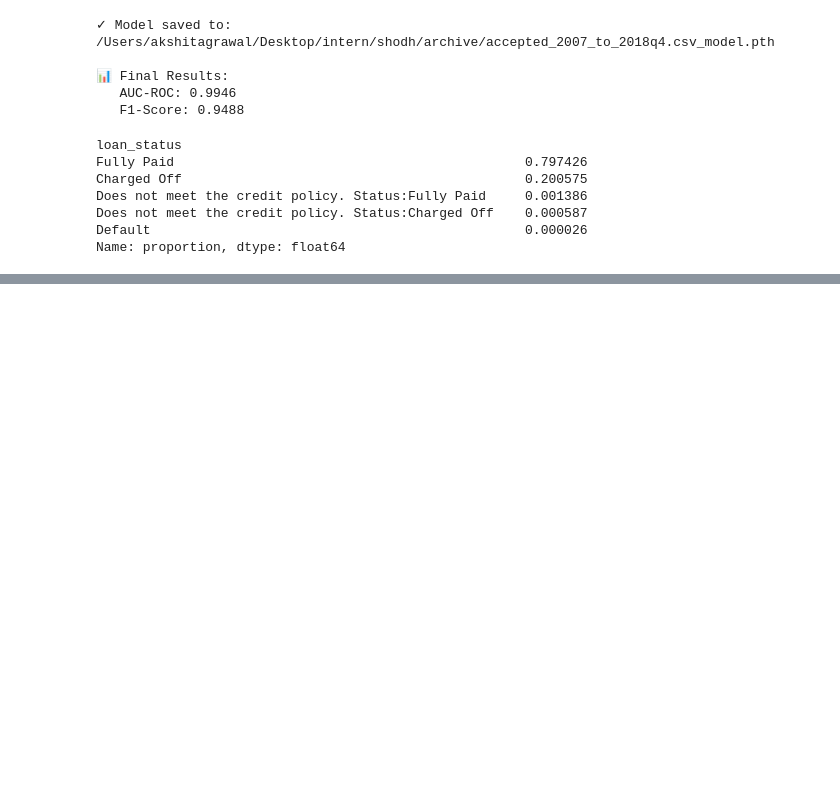
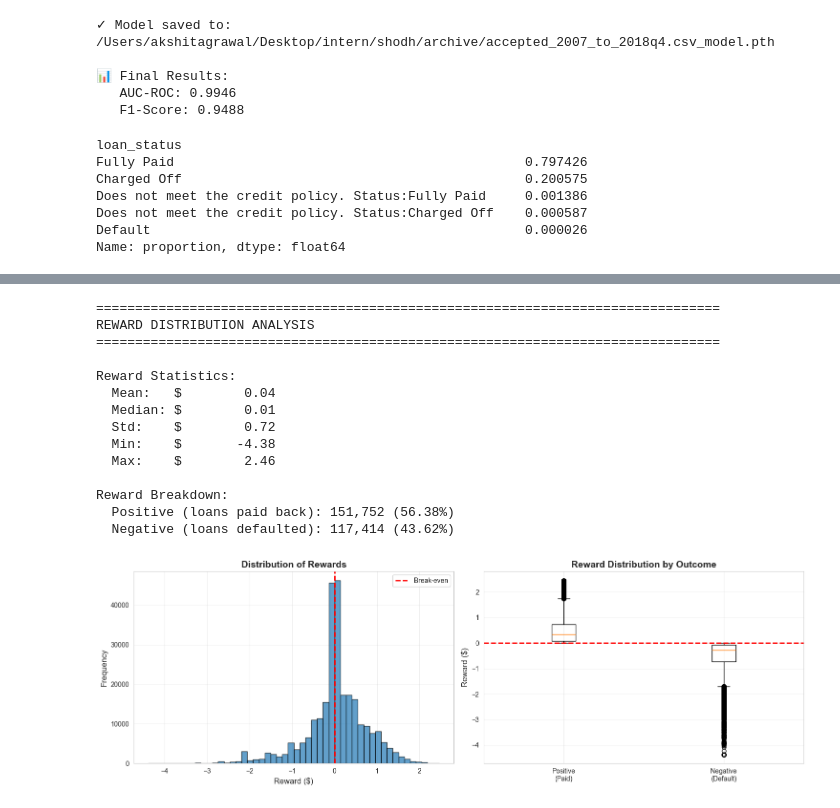
Before and after one commit to Akshit-999/Shodh_AI_Assignment, a Jupyter notebook: notebook.ipynb, the cells around one changed output, grey strips where cells are left out. Drawn from its saved outputs; the diff is of its cells as text; code cells hidden in the pictures; blank space fills up the shorter version.

```diff
--- a/notebook.ipynb
+++ b/notebook.ipynb
@@ -2013,0 +2185,62 @@ Name: proportion, dtype: float64
+# %%
+# %%
+print("="*80)
+print("REWARD DISTRIBUTION ANALYSIS")
+print("="*80)
+
+rewards = [exp['reward'] for exp in rl_data]
+rewards_array = np.array(rewards)
+
+print(f"\nReward Statistics:")
+print(f"  Mean:   ${rewards_array.mean():>12,.2f}")
+print(f"  Median: ${np.median(rewards_array):>12,.2f}")
+print(f"  Std:    ${rewards_array.std():>12,.2f}")
+print(f"  Min:    ${rewards_array.min():>12,.2f}")
+print(f"  Max:    ${rewards_array.max():>12,.2f}")
+
+# Count positive vs negative rewards
+positive_rewards = np.sum(rewards_array > 0)
+negative_rewards = np.sum(rewards_array < 0)
+
+print(f"\nReward Breakdown:")
+print(f"  Positive (loans paid back): {positive_rewards:>6,} ({positive_rewards/len(rewards)*100:.2f}%)")
+print(f"  Negative (loans defaulted): {negative_rewards:>6,} ({negative_rewards/len(rewards)*100:.2f}%)")
+
+# Visualize reward distribution
+fig, axes = plt.subplots(1, 2, figsize=(15, 5))
+
+# Histogram
+axes[0].hist(rewards_array, bins=50, edgecolor='black', alpha=0.7)
+axes[0].axvline(0, color='red', linestyle='--', linewidth=2, label='Break-even')
+axes[0].set_xlabel('Reward ($)', fontsize=12)
+axes[0].set_ylabel('Frequency', fontsize=12)
+axes[0].set_title('Distribution of Rewards', fontsize=14, fontweight='bold')
+axes[0].legend()
+axes[0].grid(alpha=0.3)
+
+# Box plot
+axes[1].boxplot([rewards_array[rewards_array > 0], rewards_array[rewards_array < 0]],
+                labels=['Positive\n(Paid)', 'Negative\n(Default)'])
+axes[1].axhline(0, color='red', linestyle='--', linewidth=2)
+axes[1].set_ylabel('Reward ($)', fontsize=12)
+axes[1].set_title('Reward Distribution by Outcome', fontsize=14, fontweight='bold')
+axes[1].grid(alpha=0.3)
+
+plt.tight_layout()
+plt.show()
+# %% [output]
+================================================================================
+REWARD DISTRIBUTION ANALYSIS
+================================================================================
+
+Reward Statistics:
+  Mean:   $        0.04
+  Median: $        0.01
+  Std:    $        0.72
+  Min:    $       -4.38
+  Max:    $        2.46
+
+Reward Breakdown:
+  Positive (loans paid back): 151,752 (56.38%)
+  Negative (loans defaulted): 117,414 (43.62%)
+[figure, added]
```
Also changed, not shown: parts of 32 cells of this notebook.
